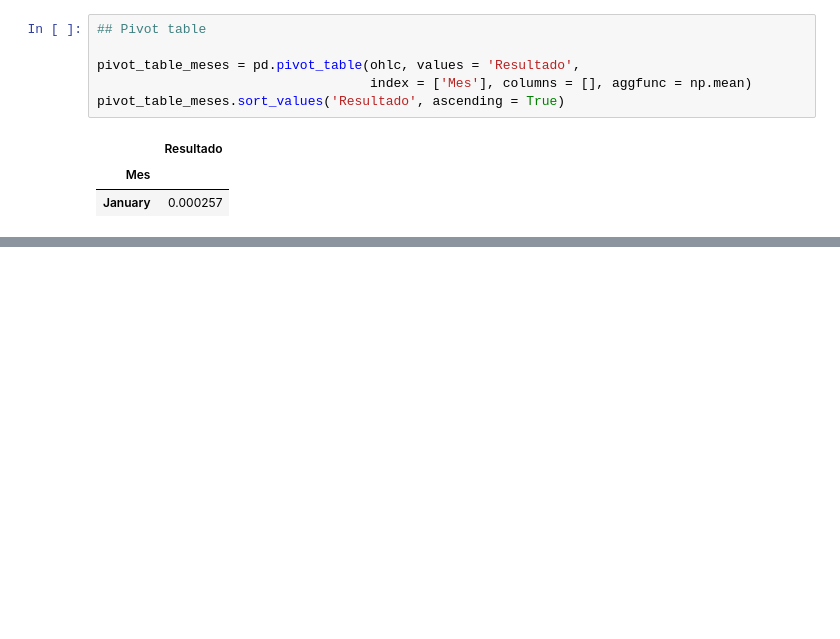
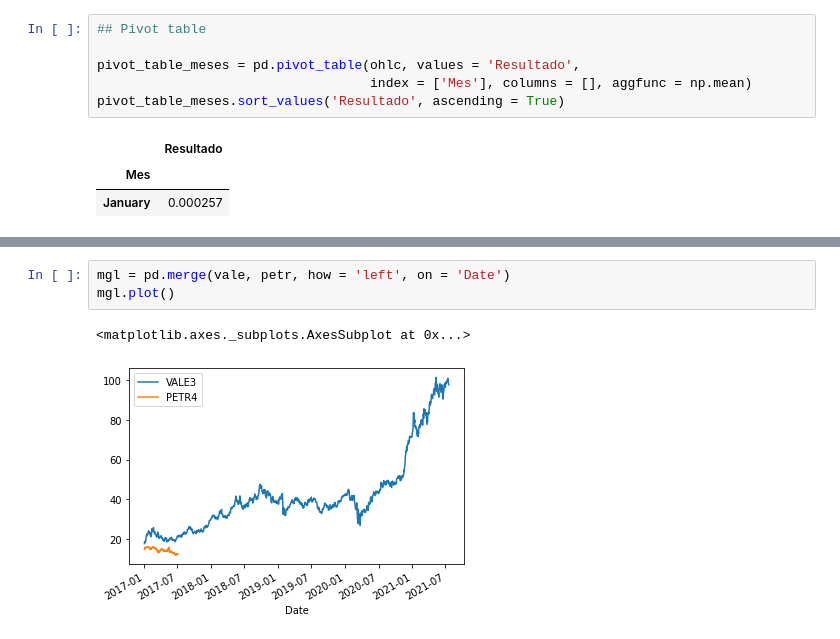
Before and after one commit to alanbrazoes/notebooks, a Jupyter notebook: dataframes.ipynb, the cells around one changed output, grey strips where cells are left out. Cells and saved outputs as stored; diff of their text form; blank space fills up the shorter version.

```diff
--- a/dataframes.ipynb
+++ b/dataframes.ipynb
@@ -1262,0 +1354,6 @@ pivot_table_meses.sort_values('Resultado', ascending = True)
+# %%
+mgl = pd.merge(vale, petr, how = 'left', on = 'Date')
+mgl.plot()
+# %% [output]
+<matplotlib.axes._subplots.AxesSubplot at 0x...>
+[figure, added]
```
Also changed, not shown: parts of 10 cells of this notebook.
